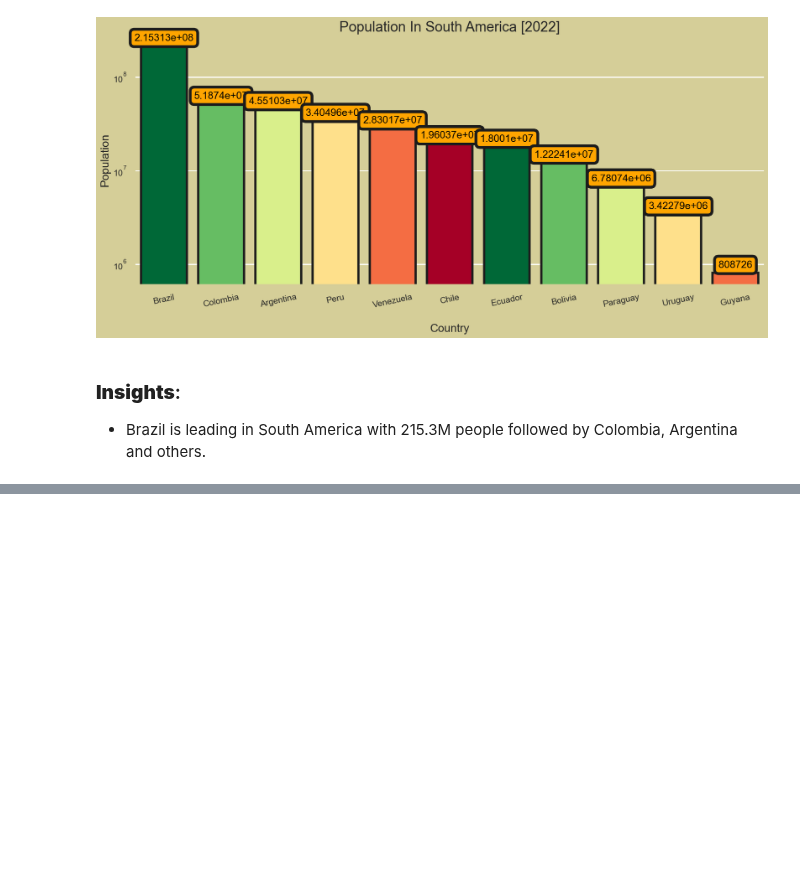
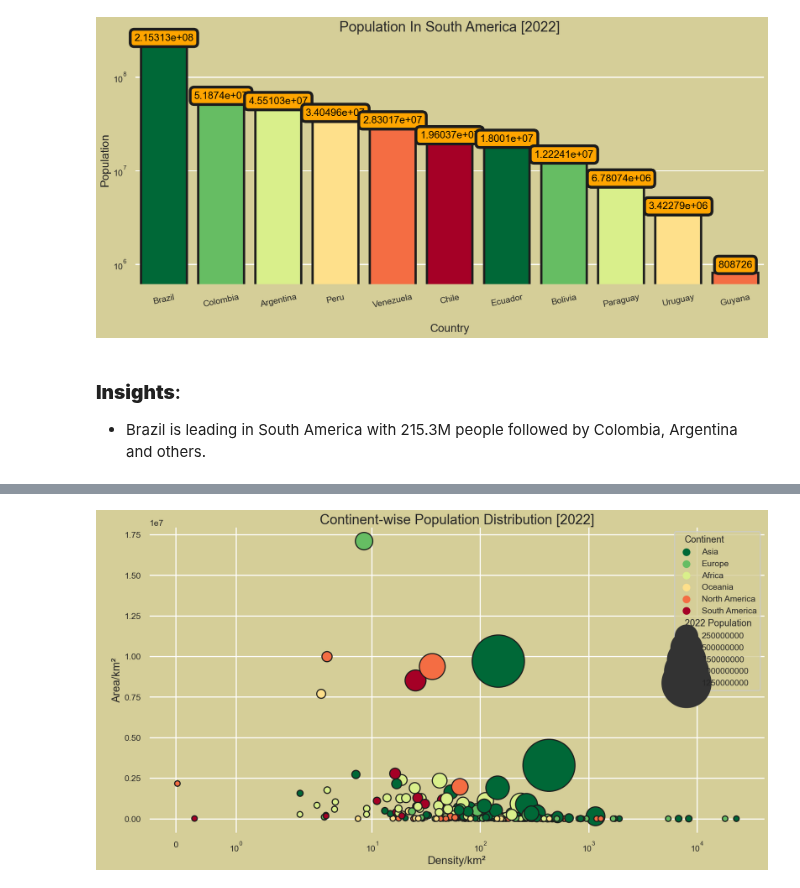
Before and after one commit to noahnoahnoahtran/EDA, a Jupyter notebook: 2_world_population/world_population.ipynb, the cells around one changed output, grey strips where cells are left out. Saved outputs shown, nothing was run; the diff lists cells and outputs as text; code cells hidden in the pictures; blank space fills up the shorter version.

```diff
--- a/2_world_population/world_population.ipynb
+++ b/2_world_population/world_population.ipynb
@@ -345,0 +370,12 @@ Population in South America in 2022:
+# %%
+plt.subplots(figsize = (20, 10))
+p = sns.scatterplot(x = df["Density (per km²)"], y = df["Area (km²)"], hue = df["Continent"], size = df["2022 Population"], palette = palette[0:11:2], edgecolor = "#1c1c1c", linewidth = 2, sizes = (100, 9000), alpha = 1)
+p.set_xscale("symlog")
+p.set_yscale("linear")
+p.set_title("Continent-wise Population Distribution [2022]", fontsize = 25)
+p.set_xlabel("Density/km²", fontsize = 20)
+p.set_ylabel("\nArea/km²", fontsize = 20)
+sns.despine(left = True, bottom = True)
+plt.show()
+# %% [output]
+[figure, added]
```
Also changed, not shown: parts of 5 cells of this notebook.
